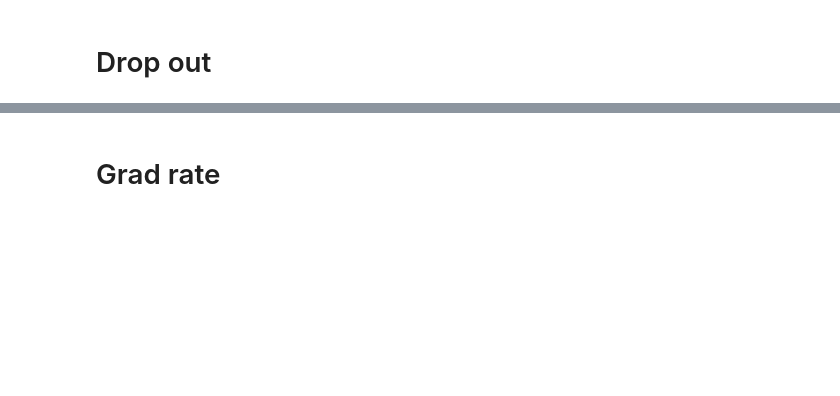
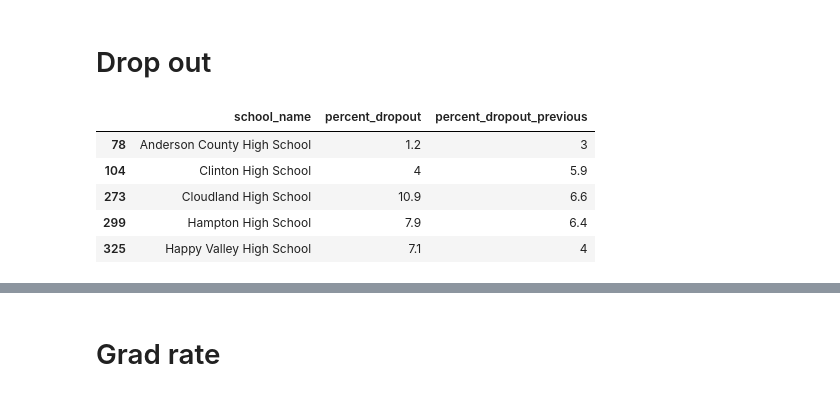
Before and after one commit to matthgray/nss_capstone, a Jupyter notebook: notebook/2019_cleaning.ipynb, the cells around one changed output, grey strips where cells are left out. Cells and saved outputs as stored; diff of their text form; code cells hidden in the pictures; blank space fills up the shorter version.

```diff
--- a/notebook/2019_cleaning.ipynb
+++ b/notebook/2019_cleaning.ipynb
@@ -341,2 +344,11 @@ act_df.shape
 # %% [markdown]
 # Drop out
+# %%
+dropout_df.head()
+# %% [output]
+|  | school_name | percent_dropout | percent_dropout_previous |
+| 78 | Anderson County High School | 1.2 | 3 |
+| 104 | Clinton High School | 4 | 5.9 |
+| 273 | Cloudland High School | 10.9 | 6.6 |
+| 299 | Hampton High School | 7.9 | 6.4 |
+| 325 | Happy Valley High School | 7.1 | 4 |
```
Also changed, not shown: parts of 47 cells of this notebook, 4 other files.
